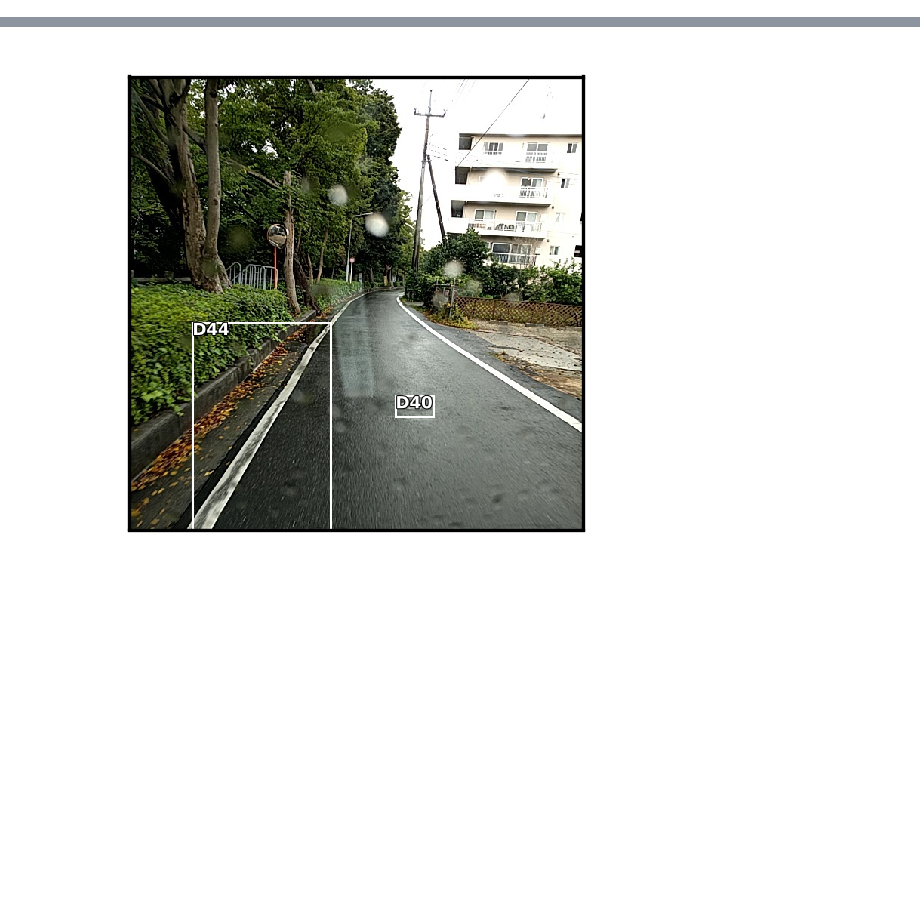
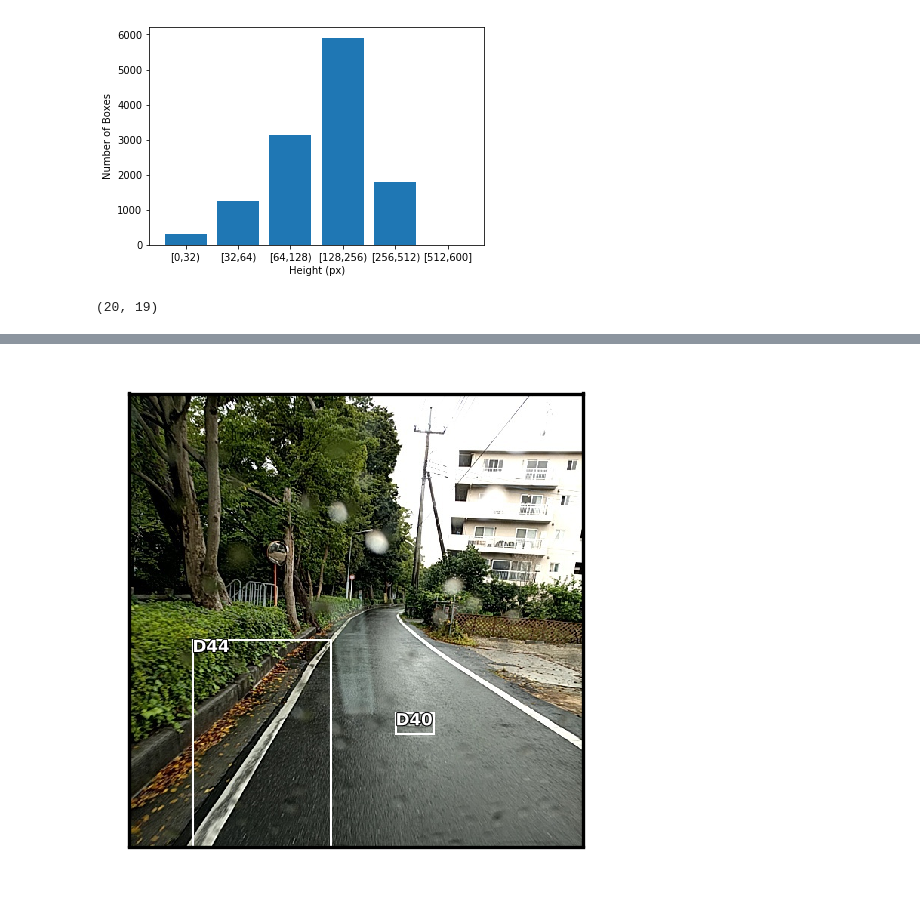
Before and after one commit to deepditch/deep.lib, a Jupyter notebook: RoadDamageData.ipynb, the cells around one changed output, grey strips where cells are left out. Drawn from its saved outputs; the diff is of its cells as text; code cells hidden in the pictures; blank space fills up the shorter version.

```diff
--- a/RoadDamageData.ipynb
+++ b/RoadDamageData.ipynb
@@ -59,0 +102,59 @@ df.to_csv(DATA_PATH/'data.csv')
+# %%
+hist, buckets = np.histogram(heights, [0, 32, 64, 128, 256, 512, 600])
+labels = ["", "[0,32)", "[32,64)", "[64,128)", "[128,256)", "[256,512)", "[512,600]"]
+y_pos = np.arange(len(hist))
+fig, ax = plt.subplots(figsize=(6,4))
+ax.bar(y_pos, hist)
+ax.set_xticklabels(labels)
+ax.set_ylabel('Number of Boxes')
+ax.set_xlabel('Height (px)')
+# ax.set_title('Bounding box height distribution')
+fig.savefig('heights.png')
+# %% [output]
+[figure, added]
+# %%
+hist, buckets = np.histogram(ratios, [
+    0, 1/10,
+                                      2/10,
+                                      3/10,
+                                      4/10,
+                                      5/10,
+                                      6/10,
+                                      7/10,
+                                      8/10,
+                                      9/10,
+                                      10/10,
+                                      10/9,
+                                      10/8,
+                                      10/7,
+                                      10/6,
+                                      10/5,
+                                      10/4,
+                                      10/3,
+                                      10/2,
+                                      10/1,
+                                        float("inf")])
+labels = [
+        "1:10",
+        "1:5",
+        "3:10",
+        "2:5",
+        "1:2",
+        "3:5",
+        "7:10",
+        "4:5",
+        "9:10",
+        "1:1",
+        "10:9",
+        "5:4",
+        "10:7",
+        "5:3",
+        "2:1",
+        "5:2",
+        "10:3",
+        "5:1",
+        "10:1"]
+
+len(hist), len(labels)
+# %% [output]
+(20, 19)
```
Also changed, not shown: parts of 6 cells of this notebook, 12 other files.
